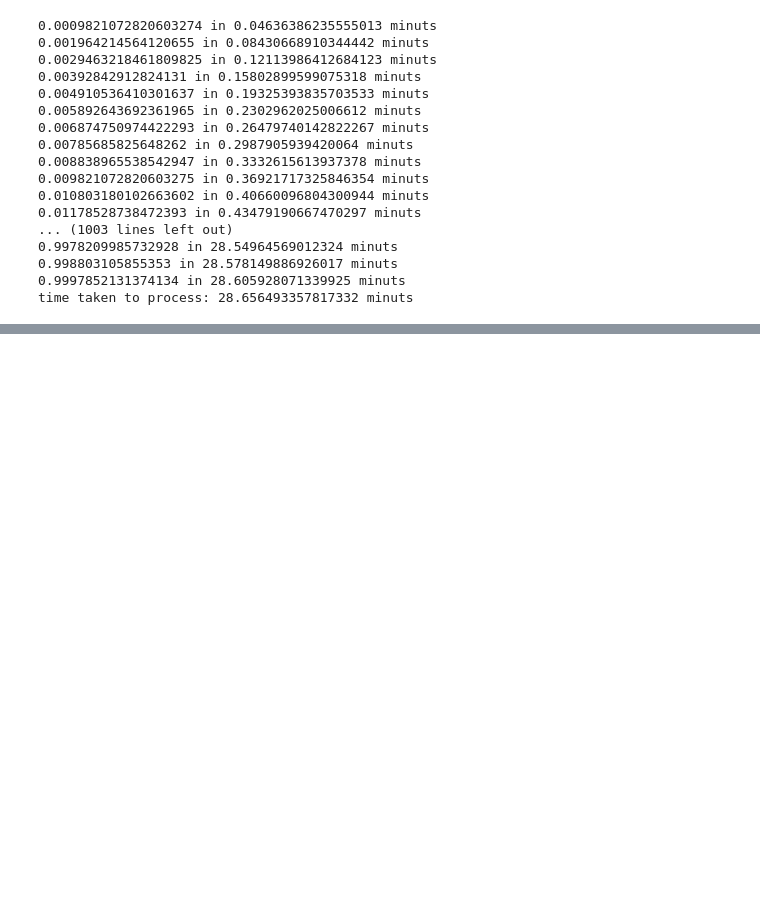
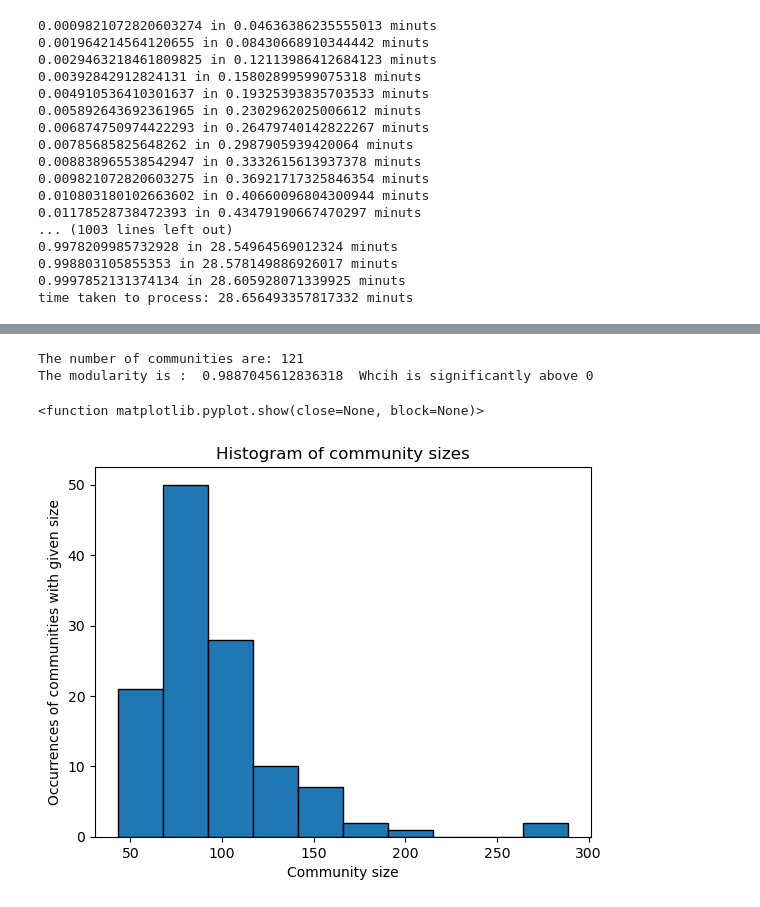
Before and after one commit to Morell1123/FinalProjectAssignment, a Jupyter notebook: CodeOliver.ipynb, the cells around one changed output, grey strips where cells are left out. Cells and saved outputs as stored; diff of their text form; code cells hidden in the pictures; blank space fills up the shorter version.

Commit message:
largest connected components, obama gifs, texts for plots, plot sentiment

```diff
--- a/CodeOliver.ipynb
+++ b/CodeOliver.ipynb
@@ -191,6 +191,9 @@ new_graph_top_connected = nx.DiGraph()
 for subgraph in hundred_largest_weakly_connected_subgraphs:
     new_graph_top_connected = nx.compose(new_graph_top_connected, subgraph)
 G = new_graph_top_connected
+# %%
+with open(f"top100network.pickle", "rb") as file:
+    G=pickle.load(file)
 # %%
 import matplotlib.pyplot as plt
 import networkx as nx
@@ -287,0 +298,50 @@ The modularity is :  0.9957992890302614  Whcih is significantly above 0
+# %%
+import networkx as nx
+import community
+import netwulf as nw
+import matplotlib.pyplot as plt# Text for website for the sentiment distribution and assortativity coef.
+
+### Assortativity coefficient with respect to sentiment
+We computed the log normalised sentiment for each article by summing the nltk sentiment score of each word in the key phrases and dividing by the log length of the key phrases. This gave of a measure of the overall sentiment of an article, which we used to compute the assortativity wrt. sentiment.
+##### Sentiment Assortativity coefficient = 0.143
+This coefficient confirms our hypothesis that positive articles are more likely to link to other positive articles whilst negative articles are more likely to link to other negative articles, then they would be expected to by random. The same goes for neutral articles.
+
+
+### Sentiment distribution histogram
+As the histogram shows we have many articles with an average neutral sentiment (sentiment = 0) and less so that are overall positively or negatively charged. Most are within the range of [-1,1] with a few outliers.
+
+
+G = nx.DiGraph.to_undirected(G)
+# Find communities using the Louvain algorithm
+partition = community.best_partition(G)
+
+# Compute the modularity of the partition
+modularity = community.modularity(partition, G)
+
+#Compute then number of communities
+n_comm = len(set(partition.values()))
+
+# Print the modularity value
+print('The number of communities are:', str(n_comm))
+print('The modularity is : ', modularity, " Whcih is significantly above 0")
+
+#Create histogram showing community size distribution
+count_dict = {}
+
+# Loop over the values of the dictionary
+for value in partition.values():
+    if value in count_dict:
+        count_dict[value] += 1
+    else:
+        count_dict[value] = 1
+
+plt.hist(count_dict.values(), edgecolor='black')
+plt.xlabel('Community size')
+plt.ylabel('Occurrences of communities with given size')
+plt.title('Histogram of community sizes')
+plt.show
+# %% [output]
+The number of communities are: 121
+The modularity is :  0.9887045612836318  Whcih is significantly above 0
+<function matplotlib.pyplot.show(close=None, block=None)>
+[figure, added]
```
Also changed, not shown: parts of 33 cells of this notebook, 41 other files.
